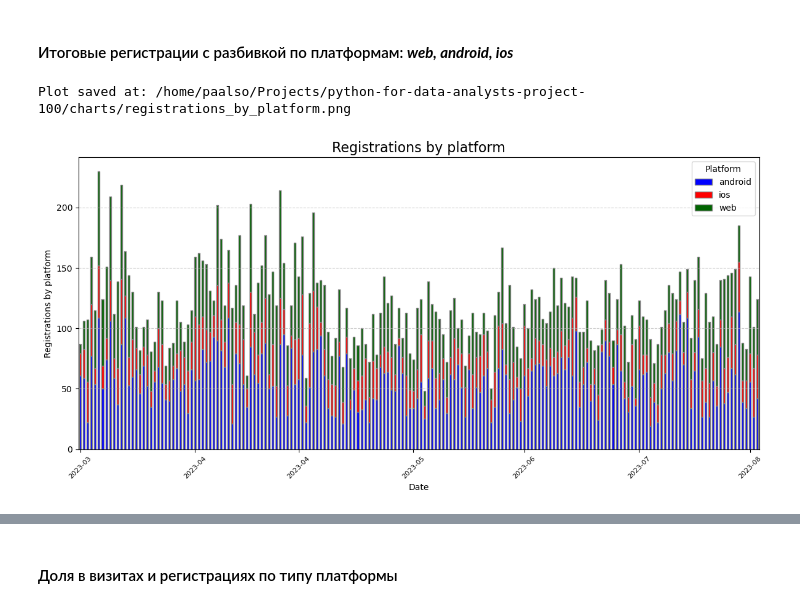
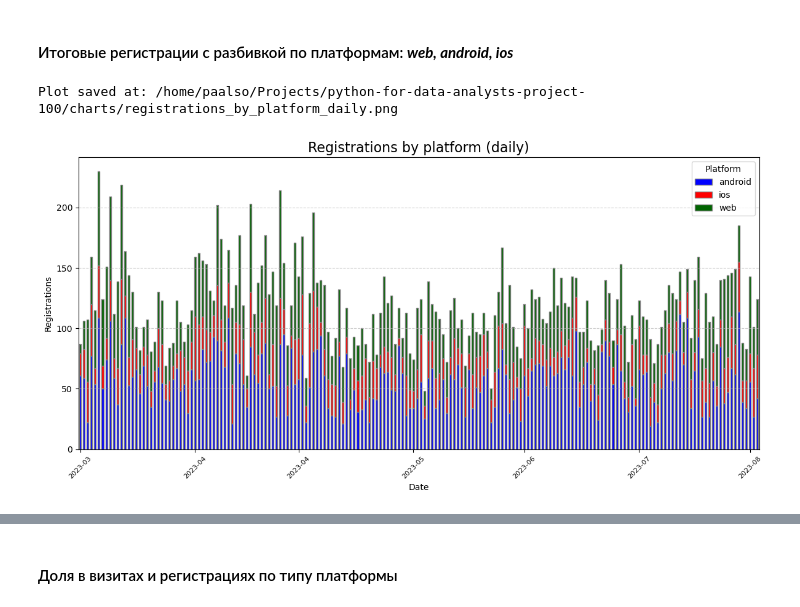
Before and after one commit to paalso/python-for-data-analysts-project-100, a Jupyter notebook: charts_project.ipynb, the cells around one changed output, grey strips where cells are left out. Drawn from its saved outputs; the diff is of its cells as text; code cells hidden in the pictures.

```diff
--- a/charts_project.ipynb
+++ b/charts_project.ipynb
@@ -483,6 +514,6 @@ def plot_column_data(df, column_name, title, save_path=None):
     plt.show()
 # %%
-def plot_column_by_platform(df, column_name, title, save_path=None, colors=None):
+def plot_stacked_column_by_platform(df, date_column, column_name, title, xlabel='Date', save_path=None, colors=None):
     """
     Plots a stacked bar chart for a specified column by platform.
 
@@ -491,11 +522,14 @@ def plot_column_by_platform(df, column_name, title, save_path=None, colors=None)
     df : pandas.DataFrame
         DataFrame containing the data to plot.
 
+    date_column : str
+        Name of the date column to plot (e.g., 'date_group', 'week_number').
+
     column_name : str
         The name of the column to plot (e.g., 'visits', 'registrations', 'conversions').
 
     title : str
-        Title for the chart and Y-axis label.
+        Title for the chart.
 
     save_path : str, optional
         Path to save the plot image. If not provided, the plot is shown interactively.
@@ -505,16 +539,18 @@ def plot_column_by_platform(df, column_name, title, save_path=None, colors=None)
         Defaults to `{"android": "blue", "ios": "red", "web": "darkgreen"}` if not provided.
     """
     df_pivot = df.pivot(
-        index='date_group', columns='platform', values=column_name).reset_index()
+        index=date_column, columns='platform', values=column_name).reset_index()
 
     if colors is None:
         colors = {"android": "blue", "ios": "red", "web": "darkgreen"}
 
-    x_labels = df_pivot['date_group']
+    x_labels = df_pivot[date_column]
     x_indices = range(len(x_labels))
 
+    is_datetime = pd.api.types.is_datetime64_any_dtype(x_labels)
+
     ax = plt.figure(figsize=(12, 6)).gca()
-    df_pivot.drop(columns='date_group').plot(
+    df_pivot.drop(columns=date_column).plot(
         kind='bar',
         stacked=True,
         ax=ax,
@@ -524,18 +560,24 @@ def plot_column_by_platform(df, column_name, title, save_path=None, colors=None)
     )
 
     ax.set_xticks(x_indices)
-    ax.set_xticklabels(x_labels.dt.strftime('%Y-%m'))
-    ax.xaxis.set_major_locator(mdates.MonthLocator(bymonthday=1))
+
+    if is_datetime:
+        ax.set_xticklabels(x_labels.dt.strftime('%Y-%m'))
+        ax.xaxis.set_major_locator(mdates.MonthLocator(bymonthday=1))
+    else:
+        ax.set_xticklabels(x_labels)
 
     plt.title(title, fontsize=16)
-    plt.xlabel('Date', fontsize=10)
-    plt.ylabel(title, fontsize=10)
+    plt.xlabel(xlabel, fontsize=10)
+    plt.ylabel(column_name.capitalize(), fontsize=10)
     plt.grid(axis='y', linestyle='--', alpha=0.6)
     plt.legend(title='Platform', fontsize=10, loc='upper right')
     plt.xticks(rotation=45, fontsize=8)
     plt.yticks(fontsize=10)
     plt.tight_layout()
+
     if save_path:
         plt.savefig(save_path, dpi=300, bbox_inches='tight')
         print(f"Plot saved at: {os.path.realpath(save_path)}")
+
     plt.show()
@@ -578,12 +734,14 @@ Plot saved at: /home/paalso/Projects/python-for-data-analysts-project-100/charts
 # %% [markdown]
 #### Итоговые регистрации с разбивкой по платформам: ***web, android, ios***
 # %%
-plot_column_by_platform(
+plot_stacked_column_by_platform(
     conversion_df,
-    'registrations',
-    'Registrations by platform',
-    save_path=f'{dir_to_save_plots}/registrations_by_platform.png'
+    date_column='date_group',
+    column_name='registrations',
+    title='Registrations by platform (daily)',
+    xlabel='Date',
+    save_path=f'{dir_to_save_plots}/registrations_by_platform_daily.png'
 )
 # %% [output]
-Plot saved at: /home/paalso/Projects/python-for-data-analysts-project-100/charts/registrations_by_platform.png
+Plot saved at: /home/paalso/Projects/python-for-data-analysts-project-100/charts/registrations_by_platform_daily.png
-[figure, old version]
+[figure, new version]
```
Also changed, not shown: parts of 23 cells of this notebook, 9 other files.
